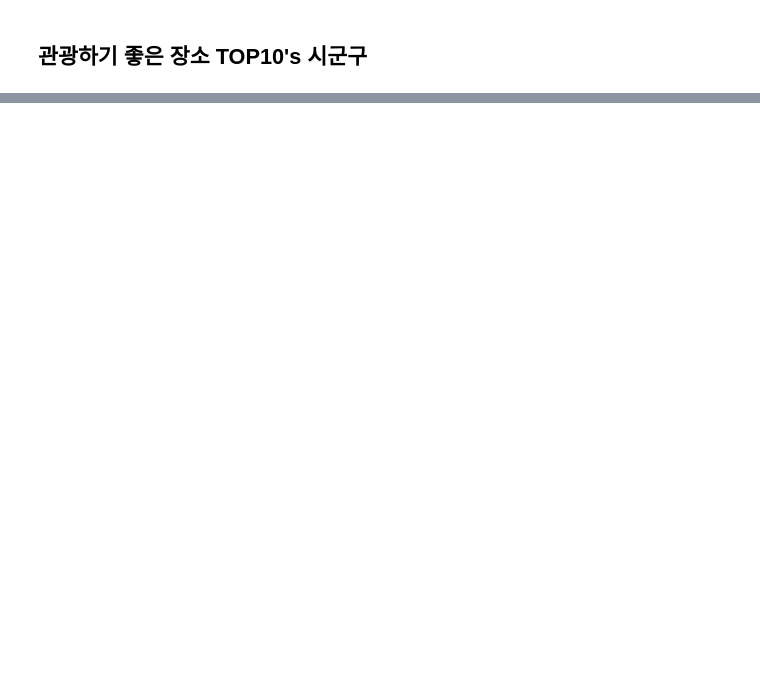
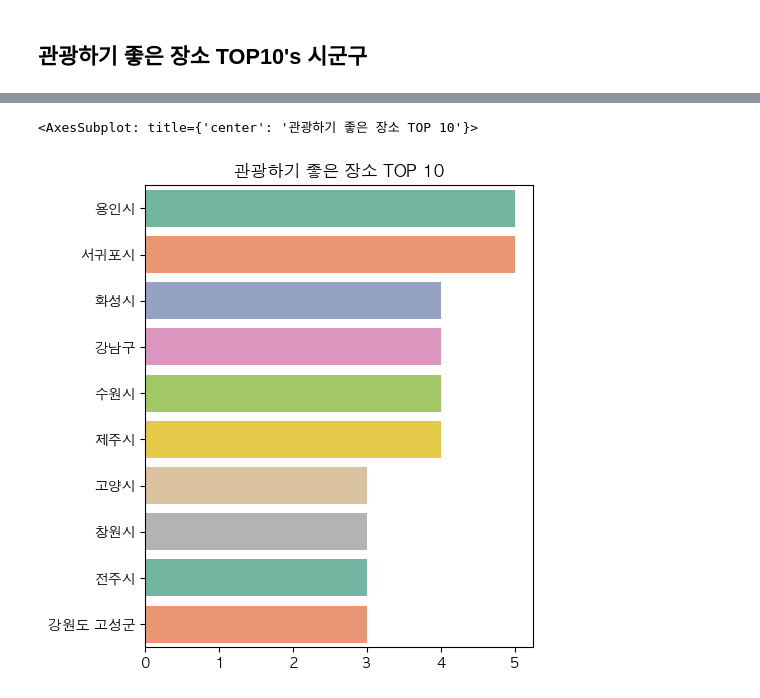
Before and after one commit to kawaipato/pow-gongmo, a Jupyter notebook: code/Preliminary Analysis.ipynb, the cells around one changed output, grey strips where cells are left out. Saved outputs shown, nothing was run; the diff lists cells and outputs as text; code cells hidden in the pictures; blank space fills up the shorter version.

```diff
--- a/code/Preliminary Analysis.ipynb
+++ b/code/Preliminary Analysis.ipynb
@@ -68 +58,13 @@ Counter(lst).most_common(10)
+# %%
+cc_si = [a[0] for a in cc]
+cc_va = [a[1] for a in cc]
+
+plt.figure(figsize=(5,6))
+plt.rc('font', family='AppleGothic')
+palette = sns.color_palette('Set2')
+plt.title('관광하기 좋은 장소 TOP 10')
+sns.barplot(y=cc_si,x=cc_va,palette=palette)
+# %% [output]
+<AxesSubplot: title={'center': '관광하기 좋은 장소 TOP 10'}>
+[figure, added]
 # %%
```
Also changed, not shown: parts of 8 cells of this notebook, 3 other files.
